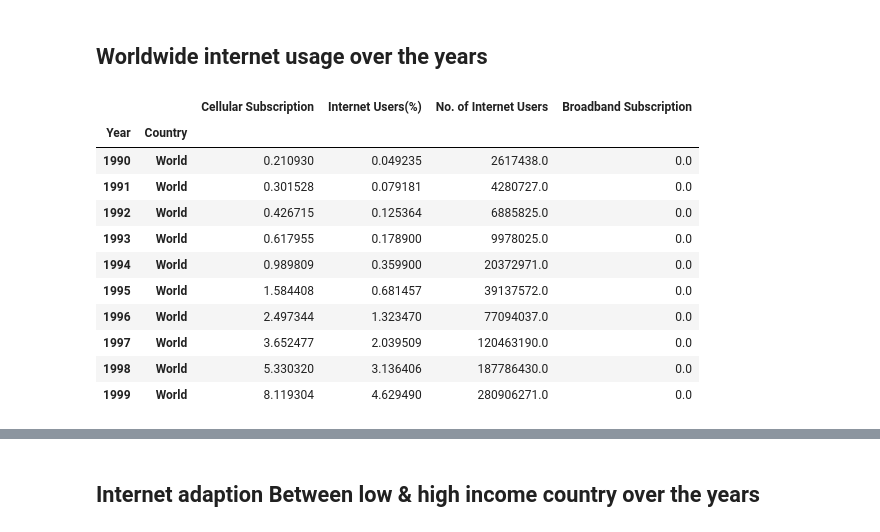
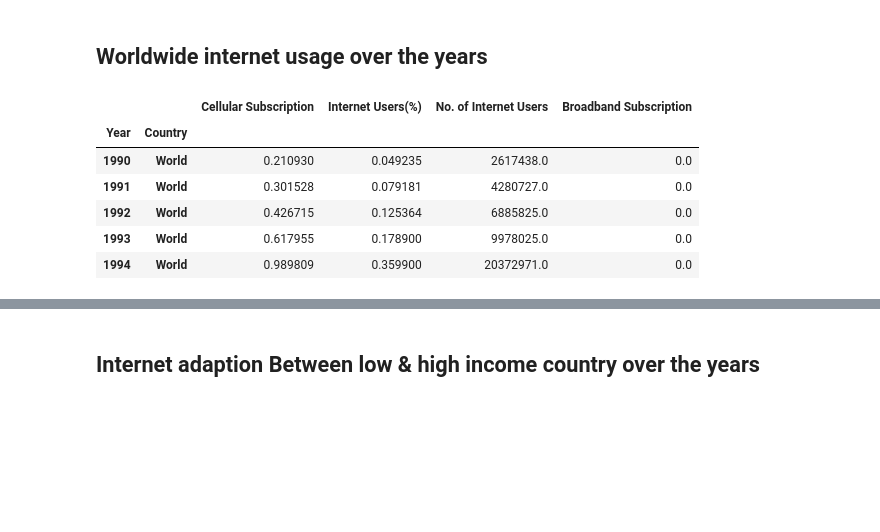
Before and after one commit to FelipeJdanov/Project_1, a Jupyter notebook: Internet_History/internet_history.ipynb, the cells around one changed output, grey strips where cells are left out. Saved outputs shown, nothing was run; the diff lists cells and outputs as text; code cells hidden in the pictures; blank space fills up the shorter version.

```diff
--- a/Internet_History/internet_history.ipynb
+++ b/Internet_History/internet_history.ipynb
@@ -61,20 +58,15 @@ display(global_Internet_users_df.tail(5))
 # %%
 # Worldwide internet usage
 world_internet = global_Internet_users_df[global_Internet_users_df["Country"] == "World"].groupby(["Year", "Country"]).mean()
-world_internet.head(10)
+world_internet.head(5)
 # %% [output]
 |  |  | Cellular Subscription | Internet Users(%) | No. of Internet Users | Broadband Subscription |
 | Year | Country |  |  |  |  |
 | 1990 | World | 0.210930 | 0.049235 | 2617438.0 | 0.0 |
 | 1991 | World | 0.301528 | 0.079181 | 4280727.0 | 0.0 |
 | 1992 | World | 0.426715 | 0.125364 | 6885825.0 | 0.0 |
 | 1993 | World | 0.617955 | 0.178900 | 9978025.0 | 0.0 |
 | 1994 | World | 0.989809 | 0.359900 | 20372971.0 | 0.0 |
-| 1995 | World | 1.584408 | 0.681457 | 39137572.0 | 0.0 |
-| 1996 | World | 2.497344 | 1.323470 | 77094037.0 | 0.0 |
-| 1997 | World | 3.652477 | 2.039509 | 120463190.0 | 0.0 |
-| 1998 | World | 5.330320 | 3.136406 | 187786430.0 | 0.0 |
-| 1999 | World | 8.119304 | 4.629490 | 280906271.0 | 0.0 |
 # %%
 # Worldwide internet usage
 world_internet.hvplot(
```
Also changed, not shown: parts of 9 cells of this notebook, 1 other file.
